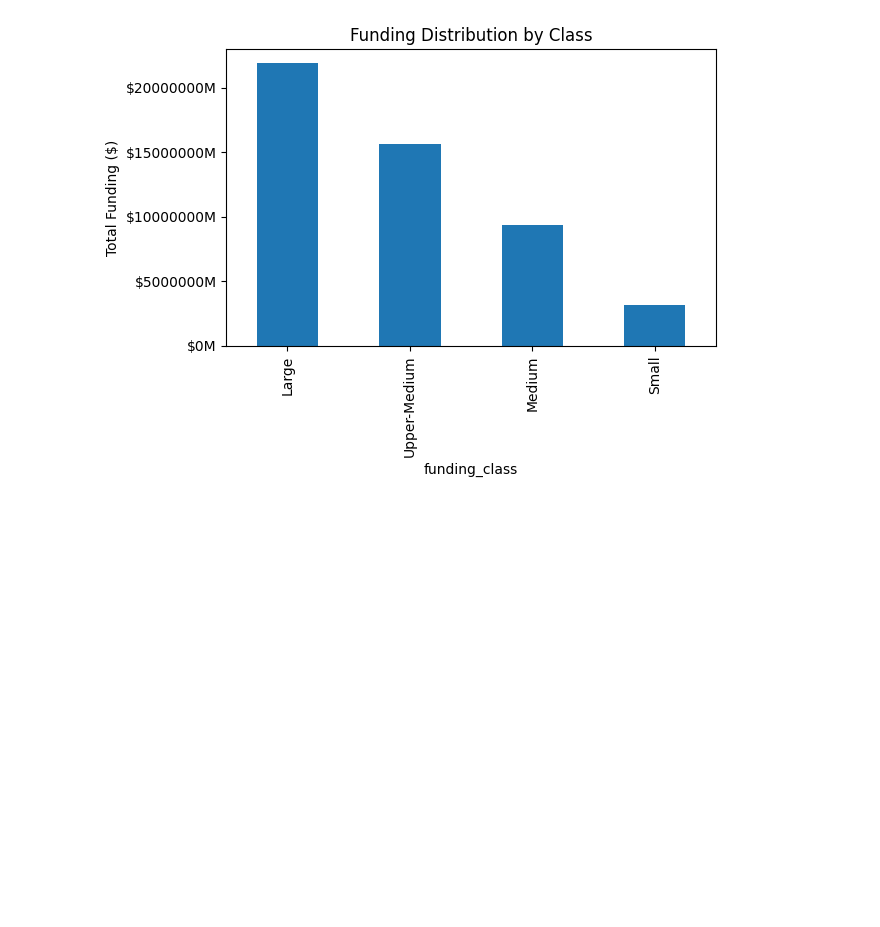
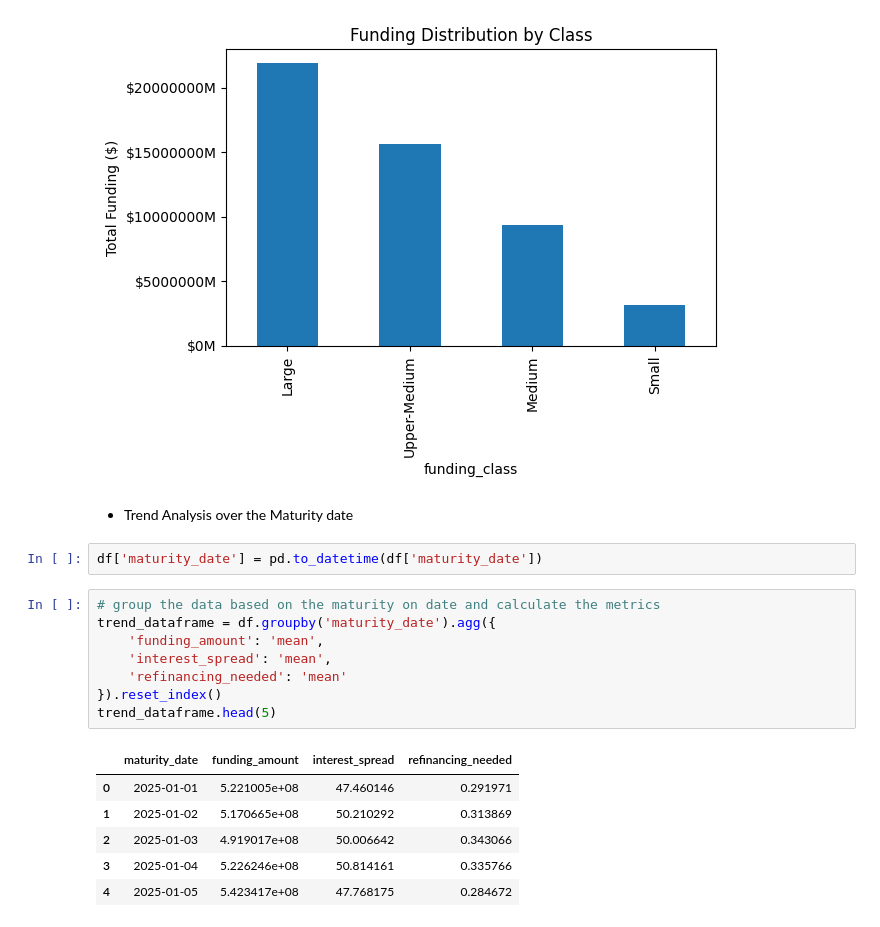
Before and after one commit to RafailBesparas/Financial_Instruments_Plus_Risks, a Jupyter notebook: Funds_Analysis/Fund_Analytics/Funding_Profile_Analysis.ipynb, the cells around one changed output. Cells and saved outputs as stored; diff of their text form; blank space fills up the shorter version.

```diff
--- a/Funds_Analysis/Fund_Analytics/Funding_Profile_Analysis.ipynb
+++ b/Funds_Analysis/Fund_Analytics/Funding_Profile_Analysis.ipynb
@@ -178,3 +178,22 @@ plt.tight_layout()
 plt.show()
 # %% [output]
 [figure]
+# %% [markdown]
+- Trend Analysis over the Maturity date
+# %%
+df['maturity_date'] = pd.to_datetime(df['maturity_date'])
+# %%
+# group the data based on the maturity on date and calculate the metrics
+trend_dataframe = df.groupby('maturity_date').agg({
+    'funding_amount': 'mean',
+    'interest_spread': 'mean',
+    'refinancing_needed': 'mean'
+}).reset_index()
+trend_dataframe.head(5)
+# %% [output]
+|  | maturity_date | funding_amount | interest_spread | refinancing_needed |
+| 0 | 2025-01-01 | 5.221005e+08 | 47.460146 | 0.291971 |
+| 1 | 2025-01-02 | 5.170665e+08 | 50.210292 | 0.313869 |
+| 2 | 2025-01-03 | 4.919017e+08 | 50.006642 | 0.343066 |
+| 3 | 2025-01-04 | 5.226246e+08 | 50.814161 | 0.335766 |
+| 4 | 2025-01-05 | 5.423417e+08 | 47.768175 | 0.284672 |
```
Also changed, not shown: parts of 2 cells of this notebook, 1 other file.
